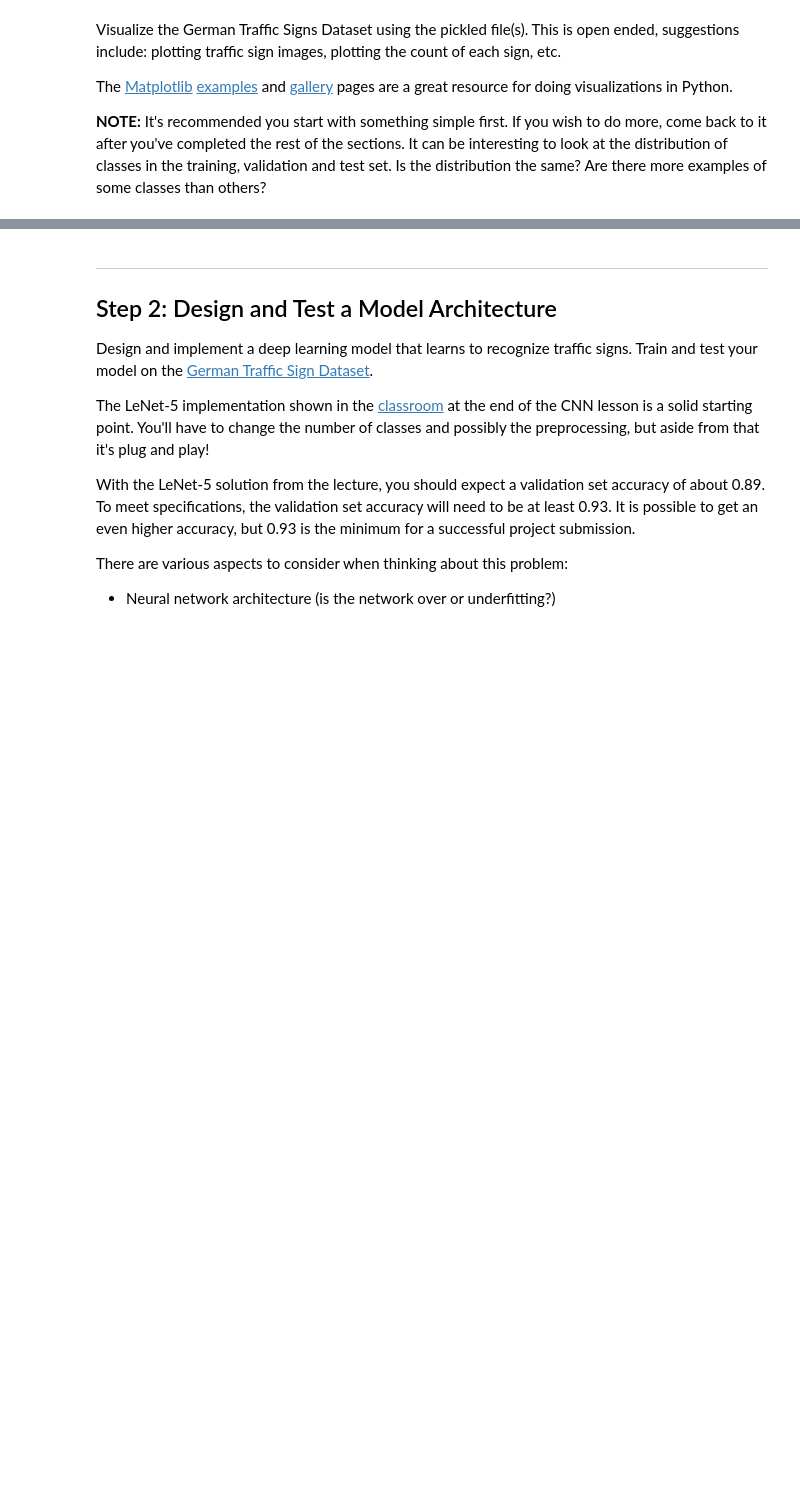
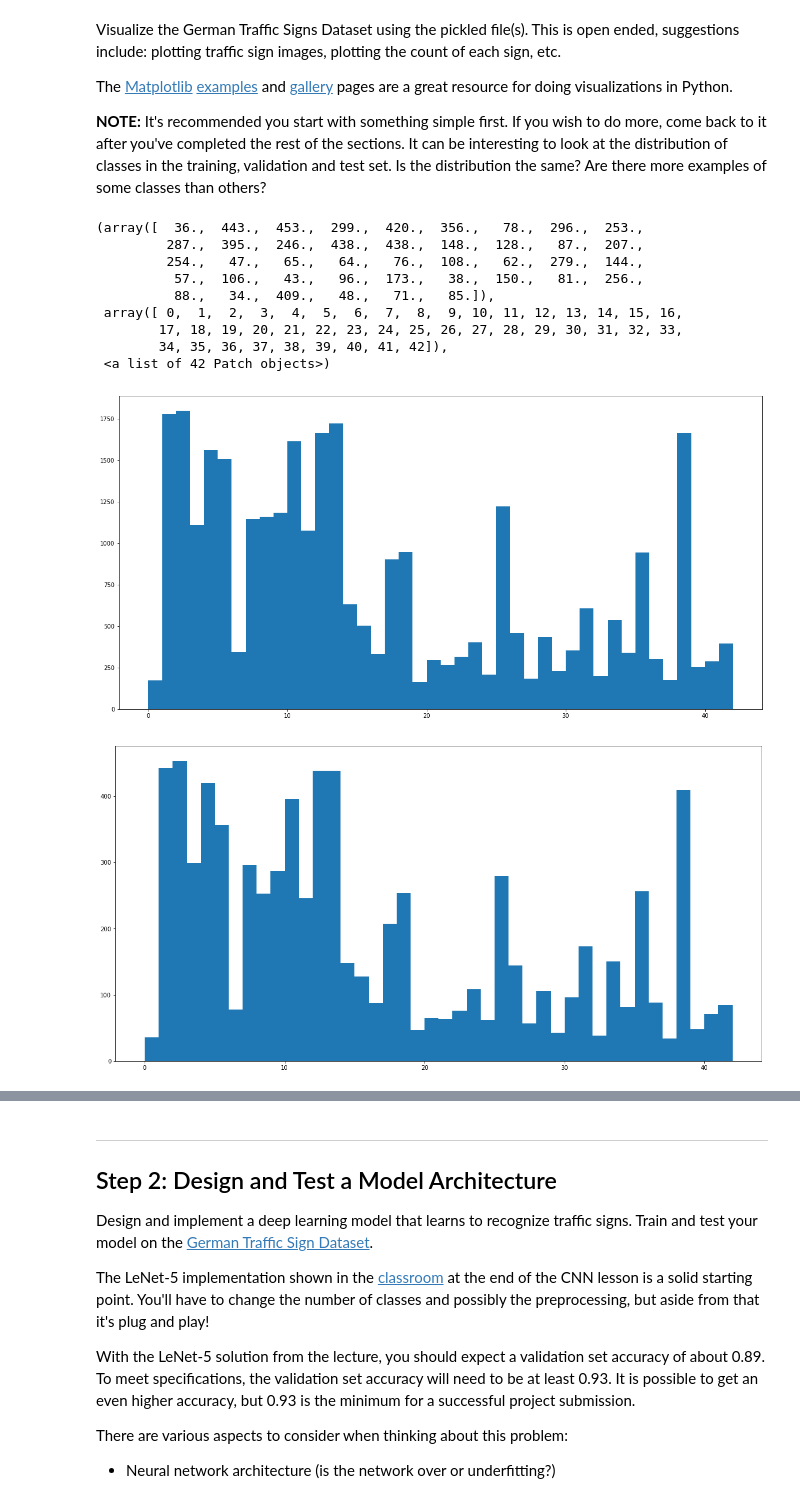
Before and after one commit to sausax/CarND-Traffic-Sign-Classifier-Project, a Jupyter notebook: Traffic_Sign_Classifier.ipynb, the cells around one changed output, grey strips where cells are left out. Cells and saved outputs as stored; diff of their text form; code cells hidden in the pictures; blank space fills up the shorter version.

```diff
--- a/Traffic_Sign_Classifier.ipynb
+++ b/Traffic_Sign_Classifier.ipynb
@@ -41,4 +41,10 @@ X_valid, y_valid = valid['features'], valid['labels']
 X_test, y_test = test['features'], test['labels']
+# %%
+## Divide and split train and test
+
+from sklearn.model_selection import train_test_split
+
+X_train, X_valid, y_train, y_valid = train_test_split(X_train, y_train, test_size=0.20)
 # %% [markdown]
 ---
 
@@ -98,3 +104,22 @@ The [Matplotlib](http://matplotlib.org/) [examples](http://matplotlib.org/exampl
 import matplotlib.pyplot as plt
 # Visualizations will be shown in the notebook.
 %matplotlib inline
+# %%
+### Histogram of test and validation y classes
+plt.figure(figsize=(20,10))
+plt.hist(y_train, bins = range(43))
+
+plt.figure(figsize=(20,10))
+plt.hist(y_valid, bins = range(43))
+# %% [output]
+(array([  36.,  443.,  453.,  299.,  420.,  356.,   78.,  296.,  253.,
+         287.,  395.,  246.,  438.,  438.,  148.,  128.,   87.,  207.,
+         254.,   47.,   65.,   64.,   76.,  108.,   62.,  279.,  144.,
+          57.,  106.,   43.,   96.,  173.,   38.,  150.,   81.,  256.,
+          88.,   34.,  409.,   48.,   71.,   85.]),
+ array([ 0,  1,  2,  3,  4,  5,  6,  7,  8,  9, 10, 11, 12, 13, 14, 15, 16,
+        17, 18, 19, 20, 21, 22, 23, 24, 25, 26, 27, 28, 29, 30, 31, 32, 33,
+        34, 35, 36, 37, 38, 39, 40, 41, 42]),
+ <a list of 42 Patch objects>)
+[figure, added]
+[figure, added]
```
Also changed, not shown: parts of 22 cells of this notebook, 2 other files.
